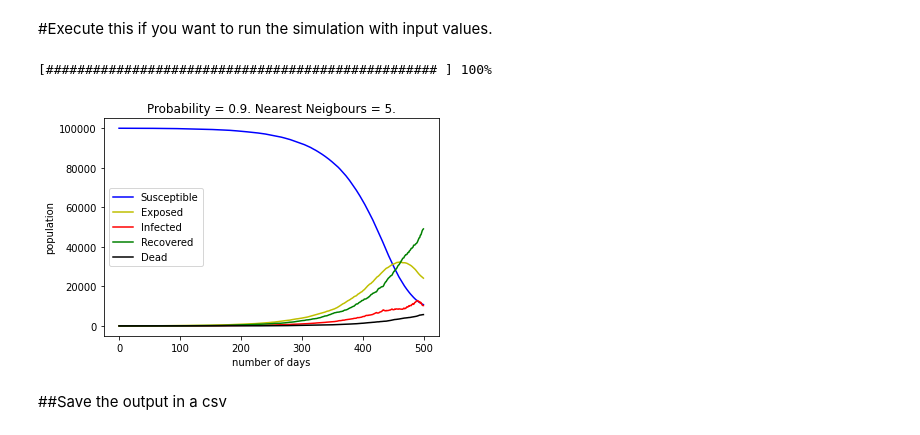
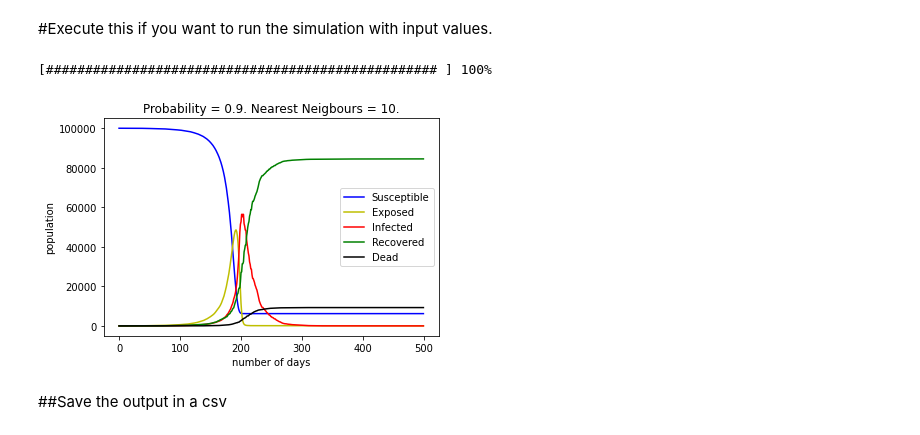
Before and after one commit to thecrazyphysicist369/strategic-Covid19-testing, a Jupyter notebook: v2_Random_Testing.ipynb, the cells around one changed output. Cells and saved outputs as stored; diff of their text form; code cells hidden in the pictures.

Commit message:
improved the plots

```diff
--- a/v2_Random_Testing.ipynb
+++ b/v2_Random_Testing.ipynb
@@ -108,14 +108,15 @@ def contaminate(a, b):
     new = a
   return new
 
-def progress_bar(est, elas):
+def progress_bar(est, elas, prob, cont):
   perc=(elas/est)*50
   perc=int(perc)
   rem=50-perc
   a = str('#'*perc)
   b = str(' '*rem)
   c = str(perc*2)
-  prog = ('['+a+' '+b+'] '+c+'%')
+  prob = str(prob)
+  prog = (''+'['+a+' '+b+'] '+c+'%')
   sys.stdout.write('\r'+prog)
 # %% [markdown]
 #Run this cell
@@ -192,7 +193,7 @@ def days(pop, tpm):
 
 population_size = 100000 #int(input("Enter population size : "))
 
-k = 5 # int(input("\nk nearest neighbors : "))
+k = 10 # int(input("\nk nearest neighbors : "))
 
 p = 0.9 # float(input("\nProbablity of the contacts : "))
 
@@ -230,34 +231,34 @@ for j in range (iterations):
 	tic = time.time()
 	population, sus, exp, inf, rec, ded = days(population, tpm)
 	susp.append(len(sus)) #Count of suspected persons per day
 	expo.append(len(exp)) #Count of exposed persons per day
 	infe.append(len(inf)) #Count of infected persons per day
 	reco.append(len(rec)) #Count of recovered persons per day
 	dead.append(len(ded))
 	toc = time.time()
 	one_day = toc - tic
 	elapsed += one_day
 	estimated = elapsed*(iterations-j)
 	remaining = (iterations * one_day) - (j * one_day)
 	progress_bar(estimated, elapsed)
 	#print("Doing ",j,"th iteration. Time :","{:.2f}".format(one_day),
 	#      "secs. Elapsed time :","{:.2f}".format(elapsed),"secs. Estimated : ","{:.2f}".format(estimated),"secs")
 
 
 plt.plot(count, susp, color='b', label = "Susceptible")
 plt.plot(count, expo, color='y', label = "Exposed")
 plt.plot(count, infe, color='r', label = "Infected")
 plt.plot(count, reco, color='g', label = "Recovered")
 plt.xlabel('number of days')
 plt.ylabel('population')
 plt.plot(count, dead, color='k', label = "Dead")
 label = "Probability = "+str(p)+". Nearest Neigbours = "+str(k)+"."
 plt.title(label, fontdict=None, loc='center', pad=None)
 plt.legend()
 plt.show()
 # %% [output]
 [################################################## ] 100%
-[figure, old version]
+[figure, new version]
 # %% [markdown]
 ##Save the output in a csv
 # %%
```
Also changed, not shown: parts of 4 cells of this notebook.
